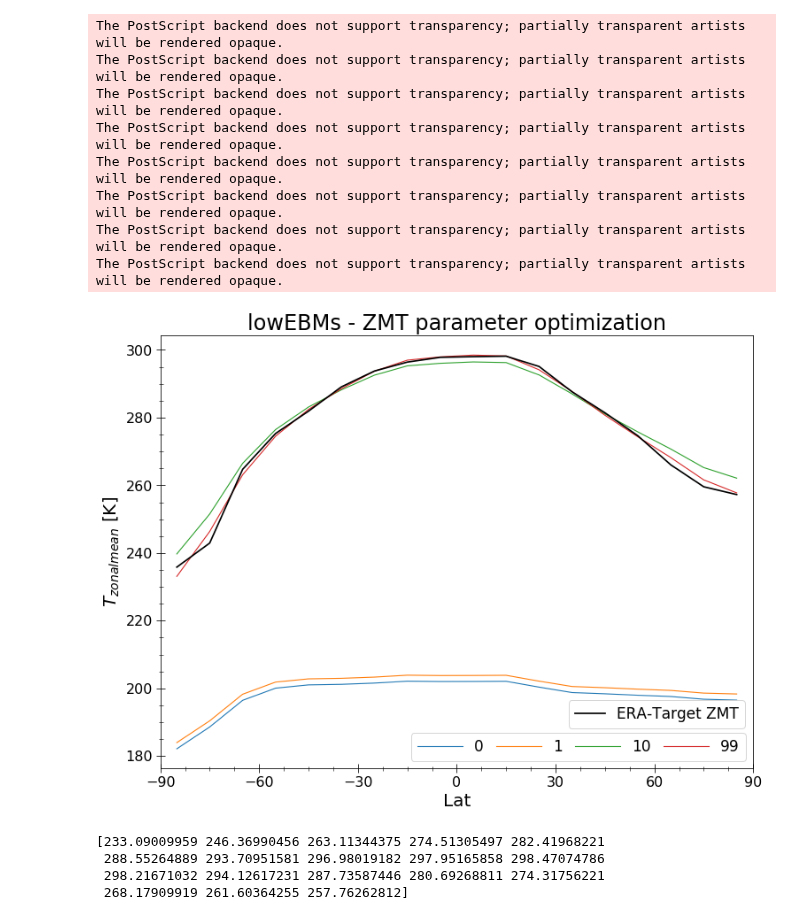
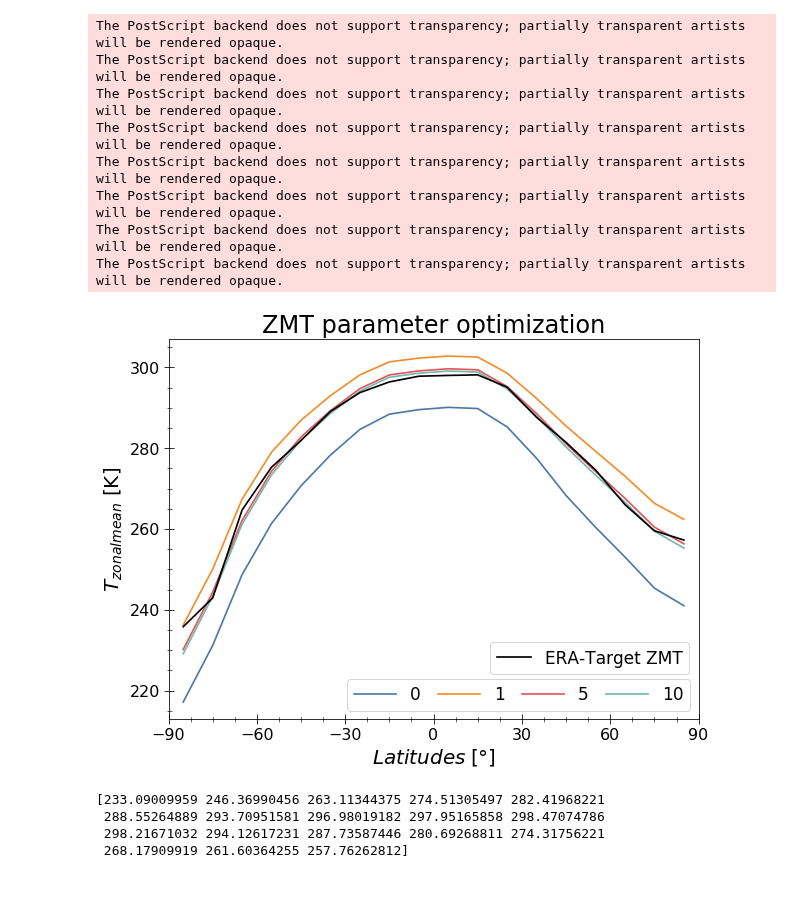
Before and after one commit to BenniSchmiedel/Low-dimensional-EBMs, a Jupyter notebook: Development_OptimizationZMTTarget.ipynb, the cells around one changed output. Saved outputs shown, nothing was run; the diff lists cells and outputs as text; code cells hidden in the pictures; blank space fills up the shorter version.

```diff
--- a/Development_OptimizationZMTTarget.ipynb
+++ b/Development_OptimizationZMTTarget.ipynb
@@ -211,7 +211,7 @@ Pmax=np.array([150*4.2e6,250,3.3,1.3,1.3,1.3])"""
 #Pmax=np.full(18,50)
 #Pmin=np.full(18,-50)
 P_pert_ratio=1/10000
-precision=1e-6
+precision=1e-5
 maxlength=int(100)
 targetmode='ZMT'
 target=ZMT_10
@@ -286,27 +279,30 @@ Iteration no.5
 # %%
-plt.figure(figsize=(12,9))
-for i in [0,1,10,99]:
-    plt.plot(Vars.Lat,data[i][0],label=i)
-plt.legend(fontsize=17,ncol=4,columnspacing=0.8,handlelength=3,loc='lower right')
+plt.figure(figsize=(9.5,7))
+colors=['#4e79a7','#f28e2b','#e15759','#76b7b2']
+j=0
+for i in [0,1,5,10]:
+    plt.plot(Vars.Lat,data[i][0],label=i,c=colors[j],linewidth=1.7)
+    j+=1
+plt.legend(fontsize=17,ncol=4,columnspacing=1,handlelength=2.5,loc='lower right')
 #plt.plot(Vars.Lat,data[7][0])
 line2=plt.plot(Lat_10,ZMT_10,c='k',linewidth=1.7,label='ERA-Target ZMT')
 plt.xticks(np.linspace(-90,90,7)), plt.xlim(-90,90)
 
-plt.xlabel('Lat'),plt.ylabel('$T_{zonal mean}$ [K]')
-plt.figlegend((line2),['ERA-Target ZMT'],fontsize=17,bbox_to_anchor=(0.858,0.215))
-plt.title('lowEBMs - ZMT parameter optimization')
+plt.xlabel('$Latitudes\;[°]$'),plt.ylabel('$T_{zonal mean}$ [K]')
+plt.figlegend((line2),['ERA-Target ZMT'],fontsize=17,bbox_to_anchor=(0.88,0.28))
+plt.title('ZMT parameter optimization')
 #plt.xlim(1808,1858)
-plt.savefig('Data/ZMT_Optimization.eps',format='EPS',bbox_inches='tight')
+plt.savefig('Data/ZMT_Optimization_Sellers.eps',format='EPS',bbox_inches='tight')
 # %% [output]
 The PostScript backend does not support transparency; partially transparent artists will be rendered opaque.
 The PostScript backend does not support transparency; partially transparent artists will be rendered opaque.
 The PostScript backend does not support transparency; partially transparent artists will be rendered opaque.
 The PostScript backend does not support transparency; partially transparent artists will be rendered opaque.
 The PostScript backend does not support transparency; partially transparent artists will be rendered opaque.
 The PostScript backend does not support transparency; partially transparent artists will be rendered opaque.
 The PostScript backend does not support transparency; partially transparent artists will be rendered opaque.
 The PostScript backend does not support transparency; partially transparent artists will be rendered opaque.
-[figure, old version]
+[figure, new version]
 # %%
 print(data[-1][1])
 # %% [output]
```
Also changed, not shown: parts of 4 cells of this notebook, 5 other files.
